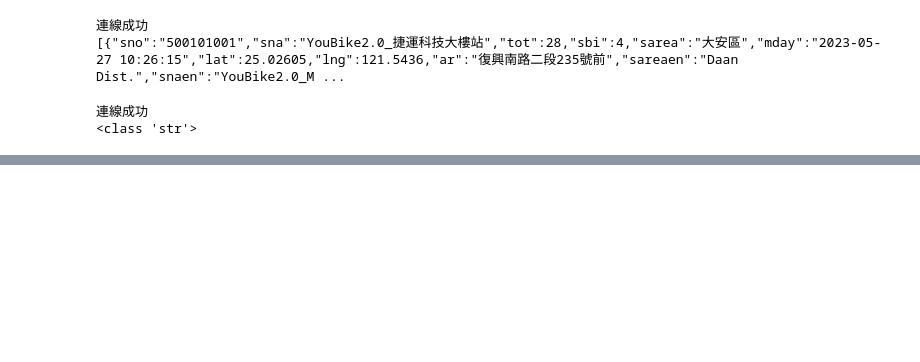
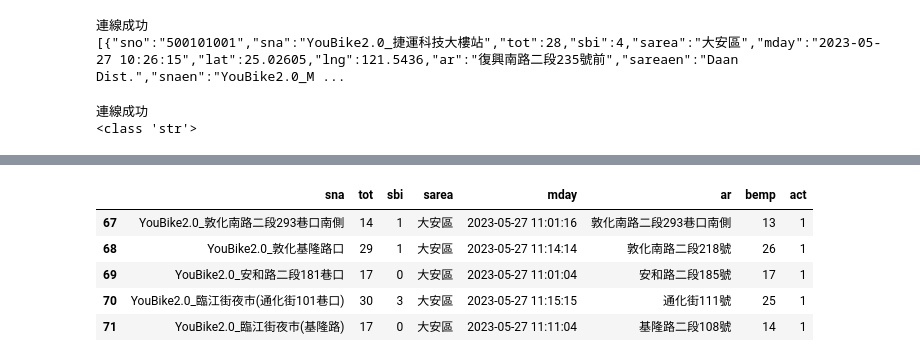
Before and after one commit to hsichang1978/__112_python_flask_, a Jupyter notebook: lesson7_1.ipynb, the cells around one changed output, grey strips where cells are left out. Cells and saved outputs as stored; diff of their text form; code cells hidden in the pictures; blank space fills up the shorter version.

```diff
--- a/lesson7_1.ipynb
+++ b/lesson7_1.ipynb
@@ -30,0 +82,10 @@ else:
+# %%
+#選取列(slice)
+dataFrame[67:72]    #第67到71列，不包含72列
+# %% [output]
+|  | sna | tot | sbi | sarea | mday | ar | bemp | act |
+| 67 | YouBike2.0_敦化南路二段293巷口南側 | 14 | 1 | 大安區 | 2023-05-27 11:01:16 | 敦化南路二段293巷口南側 | 13 | 1 |
+| 68 | YouBike2.0_敦化基隆路口 | 29 | 1 | 大安區 | 2023-05-27 11:14:14 | 敦化南路二段218號 | 26 | 1 |
+| 69 | YouBike2.0_安和路二段181巷口 | 17 | 0 | 大安區 | 2023-05-27 11:01:04 | 安和路二段185號 | 17 | 1 |
+| 70 | YouBike2.0_臨江街夜市(通化街101巷口) | 30 | 3 | 大安區 | 2023-05-27 11:15:15 | 通化街111號 | 25 | 1 |
+| 71 | YouBike2.0_臨江街夜市(基隆路) | 17 | 0 | 大安區 | 2023-05-27 11:11:04 | 基隆路二段108號 | 14 | 1 |
```
Also changed, not shown: parts of 6 cells of this notebook.
